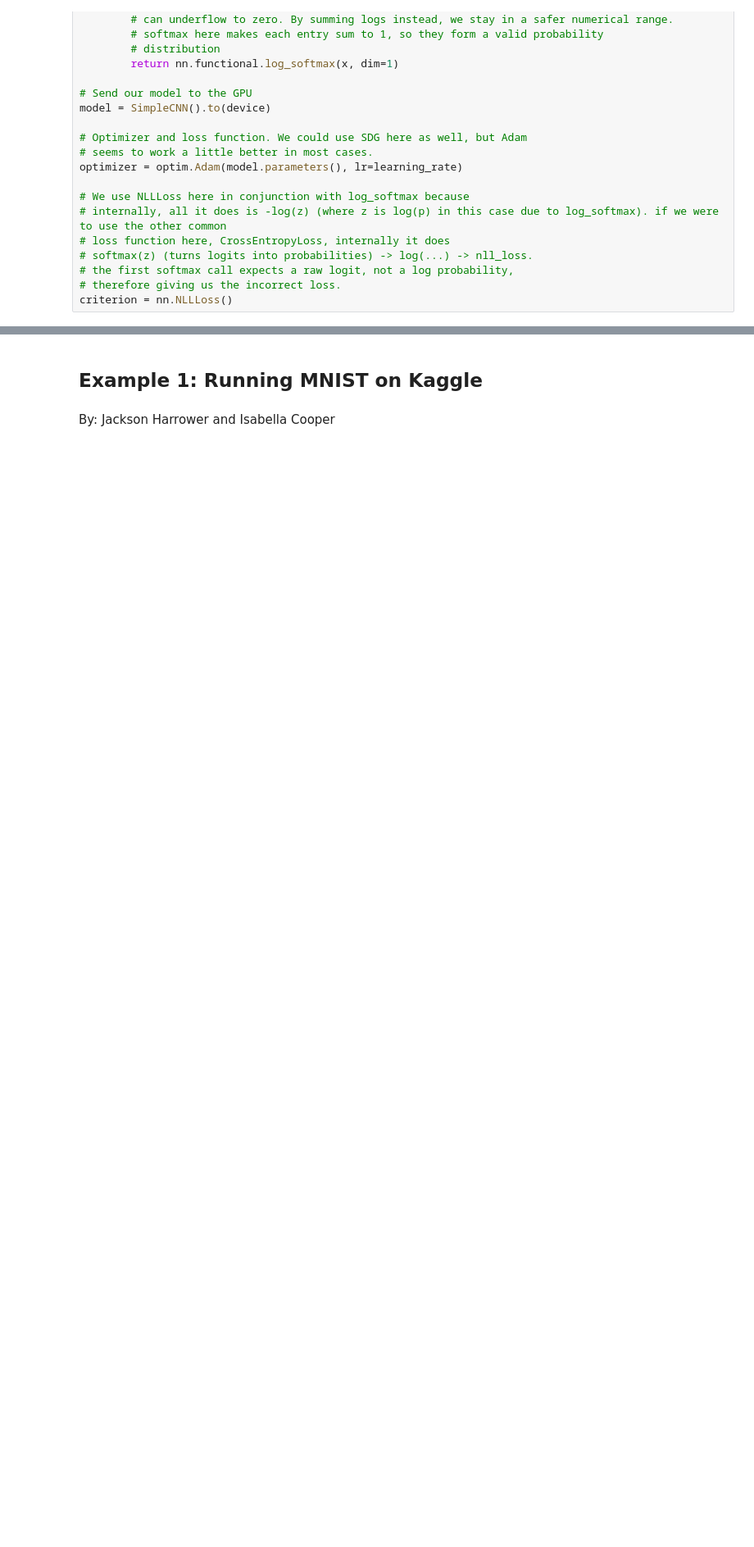
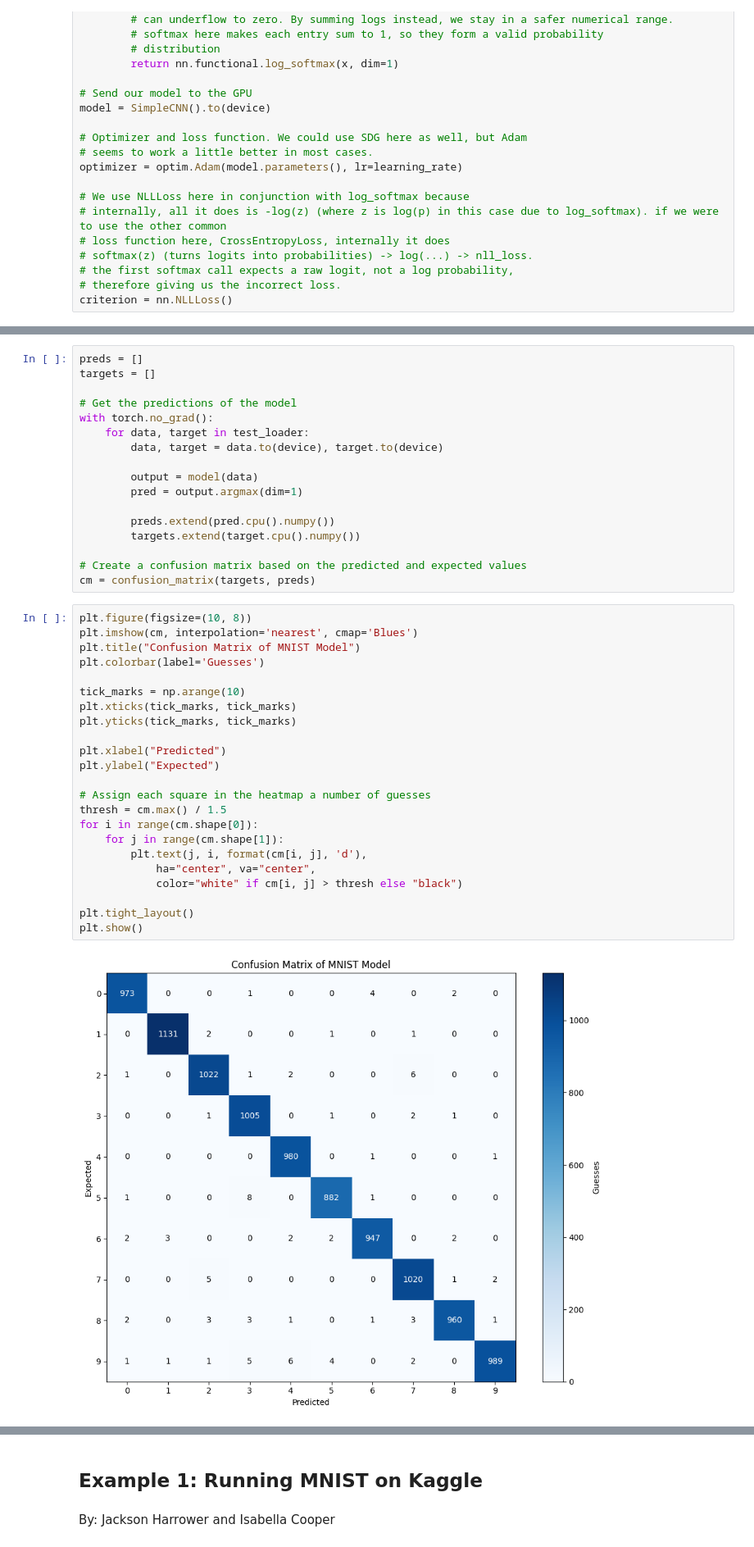
Before and after one commit to SOU-Boscoe/MNIST-GPU, a Jupyter notebook: NAIRRMnist.ipynb, the cells around one changed output, grey strips where cells are left out. Shown at 82% size. Drawn from its saved outputs; the diff is of its cells as text; blank space fills up the shorter version.

```diff
--- a/NAIRRMnist.ipynb
+++ b/NAIRRMnist.ipynb
@@ -489,0 +543,42 @@ Test set accuracy: 99.07%
+# %%
+preds = []
+targets = []
+
+# Get the predictions of the model
+with torch.no_grad():
+    for data, target in test_loader:
+        data, target = data.to(device), target.to(device)
+
+        output = model(data)
+        pred = output.argmax(dim=1)
+
+        preds.extend(pred.cpu().numpy())
+        targets.extend(target.cpu().numpy())
+
+# Create a confusion matrix based on the predicted and expected values
+cm = confusion_matrix(targets, preds)
+# %%
+plt.figure(figsize=(10, 8))
+plt.imshow(cm, interpolation='nearest', cmap='Blues')
+plt.title("Confusion Matrix of MNIST Model")
+plt.colorbar(label='Guesses')
+
+tick_marks = np.arange(10)
+plt.xticks(tick_marks, tick_marks)
+plt.yticks(tick_marks, tick_marks)
+
+plt.xlabel("Predicted")
+plt.ylabel("Expected")
+
+# Assign each square in the heatmap a number of guesses
+thresh = cm.max() / 1.5
+for i in range(cm.shape[0]):
+    for j in range(cm.shape[1]):
+        plt.text(j, i, format(cm[i, j], 'd'),
+            ha="center", va="center",
+            color="white" if cm[i, j] > thresh else "black")
+
+plt.tight_layout()
+plt.show()
+# %% [output]
+[figure, added]
```
Also changed, not shown: parts of 14 cells of this notebook, 1 other file.
